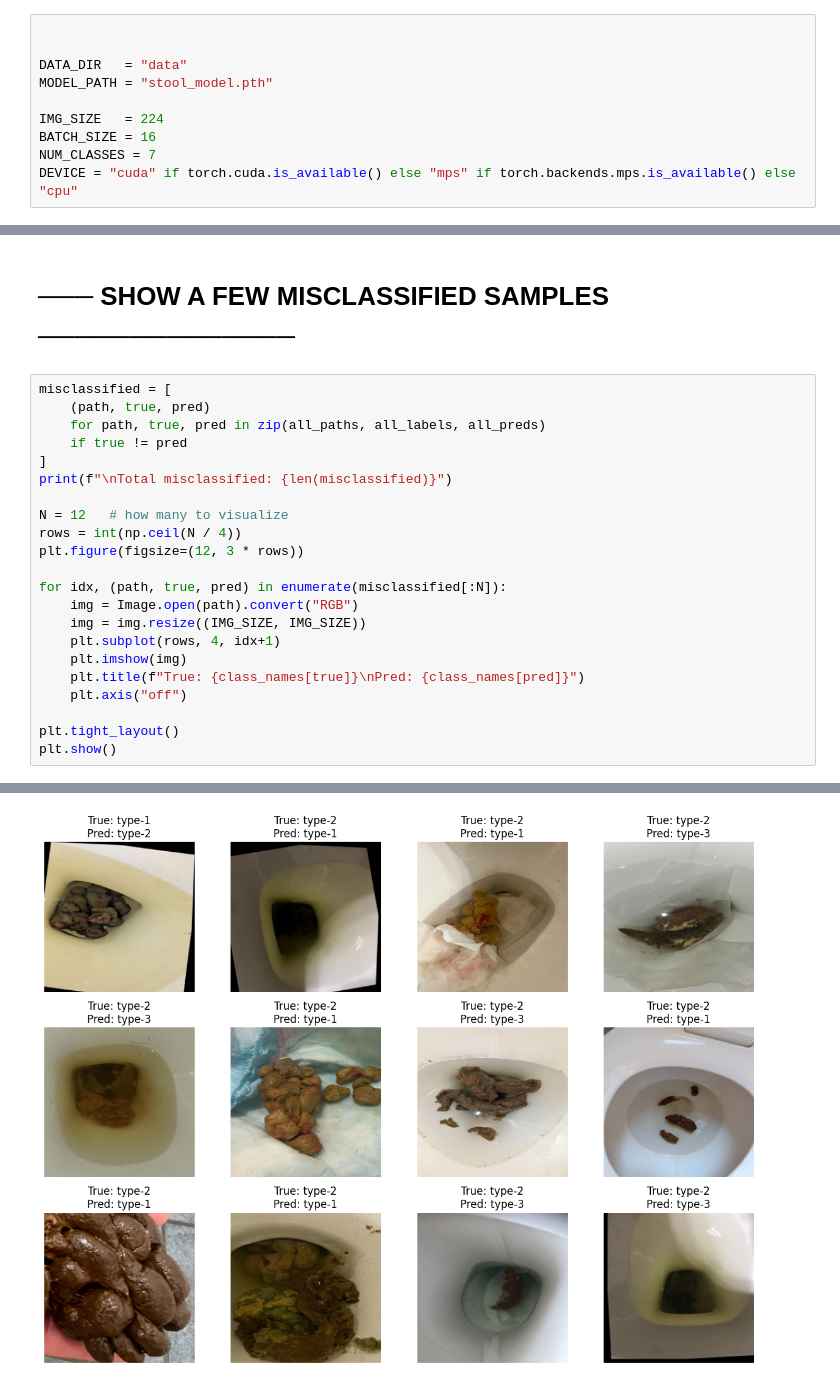
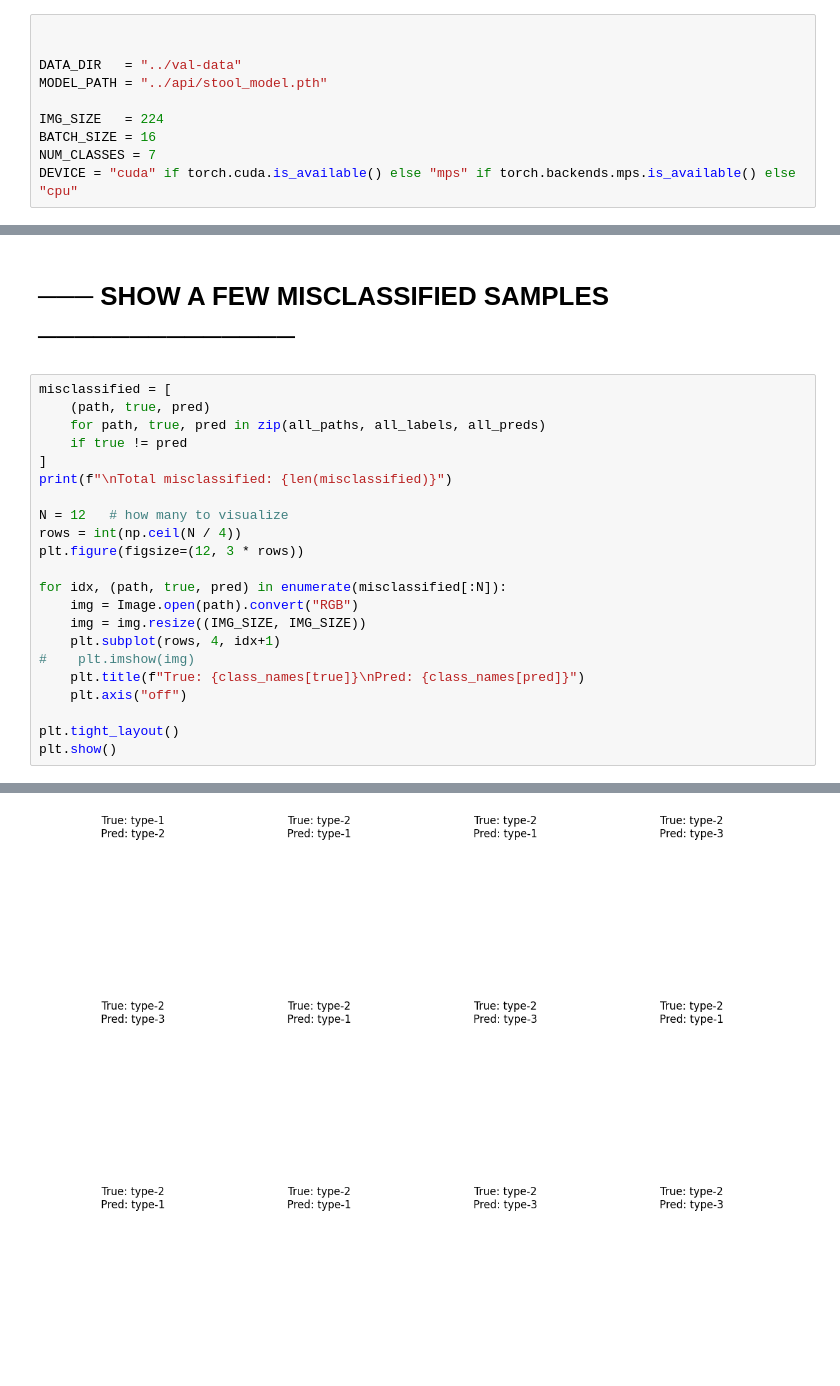
Before and after one commit to SebastianApelgren/poop-ai, a Jupyter notebook: ipynb/error_analysis.ipynb, the cells around one changed output, grey strips where cells are left out. Saved outputs shown, nothing was run; the diff lists cells and outputs as text.

```diff
--- a/ipynb/error_analysis.ipynb
+++ b/ipynb/error_analysis.ipynb
@@ -14,8 +14,8 @@ import itertools
 # %%
 
 
-DATA_DIR   = "data"
-MODEL_PATH = "stool_model.pth"
+DATA_DIR   = "../val-data"
+MODEL_PATH = "../api/stool_model.pth"
 
 IMG_SIZE   = 224
 BATCH_SIZE = 16
@@ -168,25 +166,25 @@ plt.show()
 # %%
 misclassified = [
     (path, true, pred)
     for path, true, pred in zip(all_paths, all_labels, all_preds)
     if true != pred
 ]
 print(f"\nTotal misclassified: {len(misclassified)}")
 
 N = 12   # how many to visualize
 rows = int(np.ceil(N / 4))
 plt.figure(figsize=(12, 3 * rows))
 
 for idx, (path, true, pred) in enumerate(misclassified[:N]):
     img = Image.open(path).convert("RGB")
     img = img.resize((IMG_SIZE, IMG_SIZE))
     plt.subplot(rows, 4, idx+1)
-    plt.imshow(img)
+#    plt.imshow(img)
     plt.title(f"True: {class_names[true]}\nPred: {class_names[pred]}")
     plt.axis("off")
 
 plt.tight_layout()
 plt.show()
 # %% [output]
 Total misclassified: 136
-[figure, old version]
+[figure, new version]
```
Also changed, not shown: parts of 1 cell of this notebook, 10 other files.
